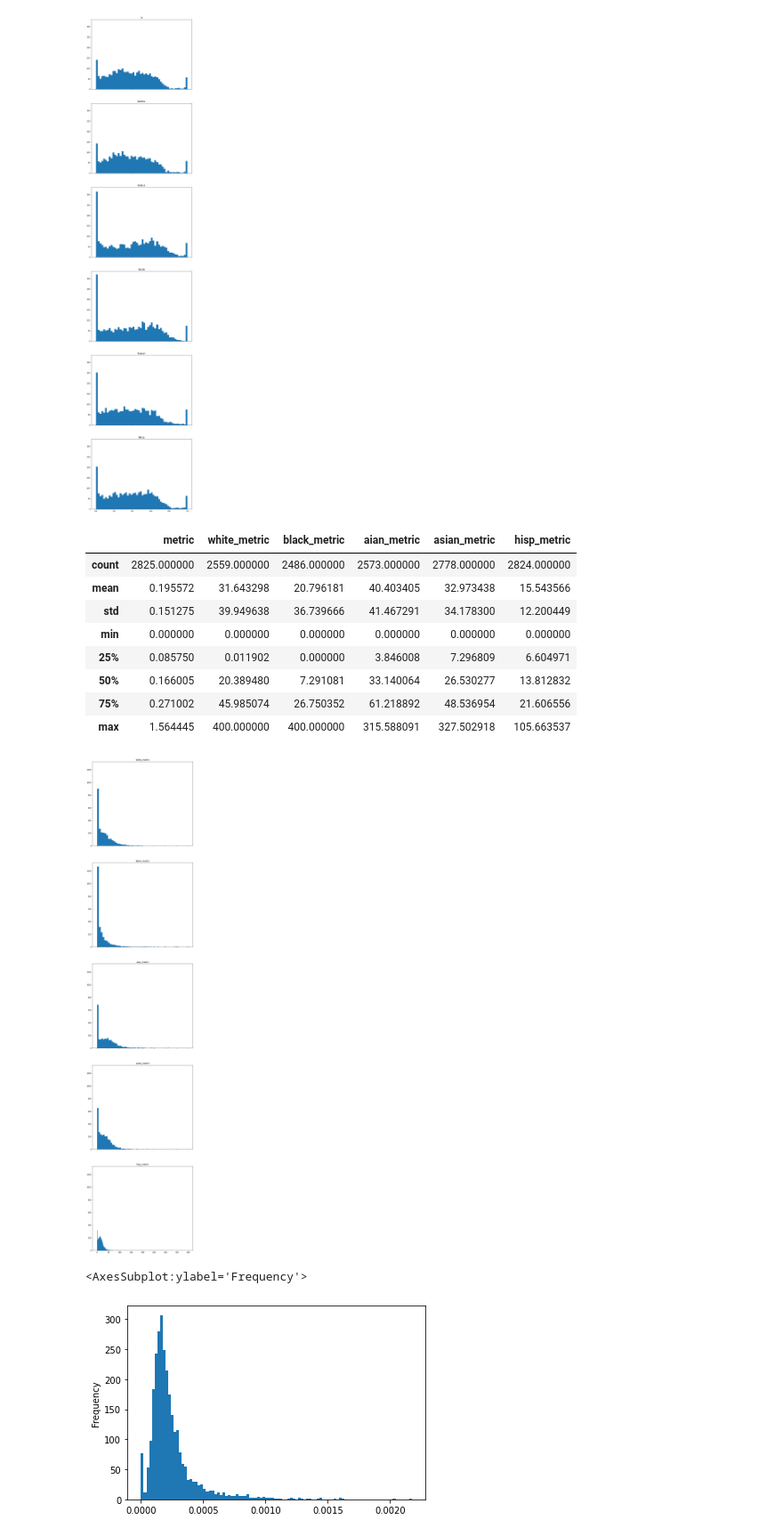
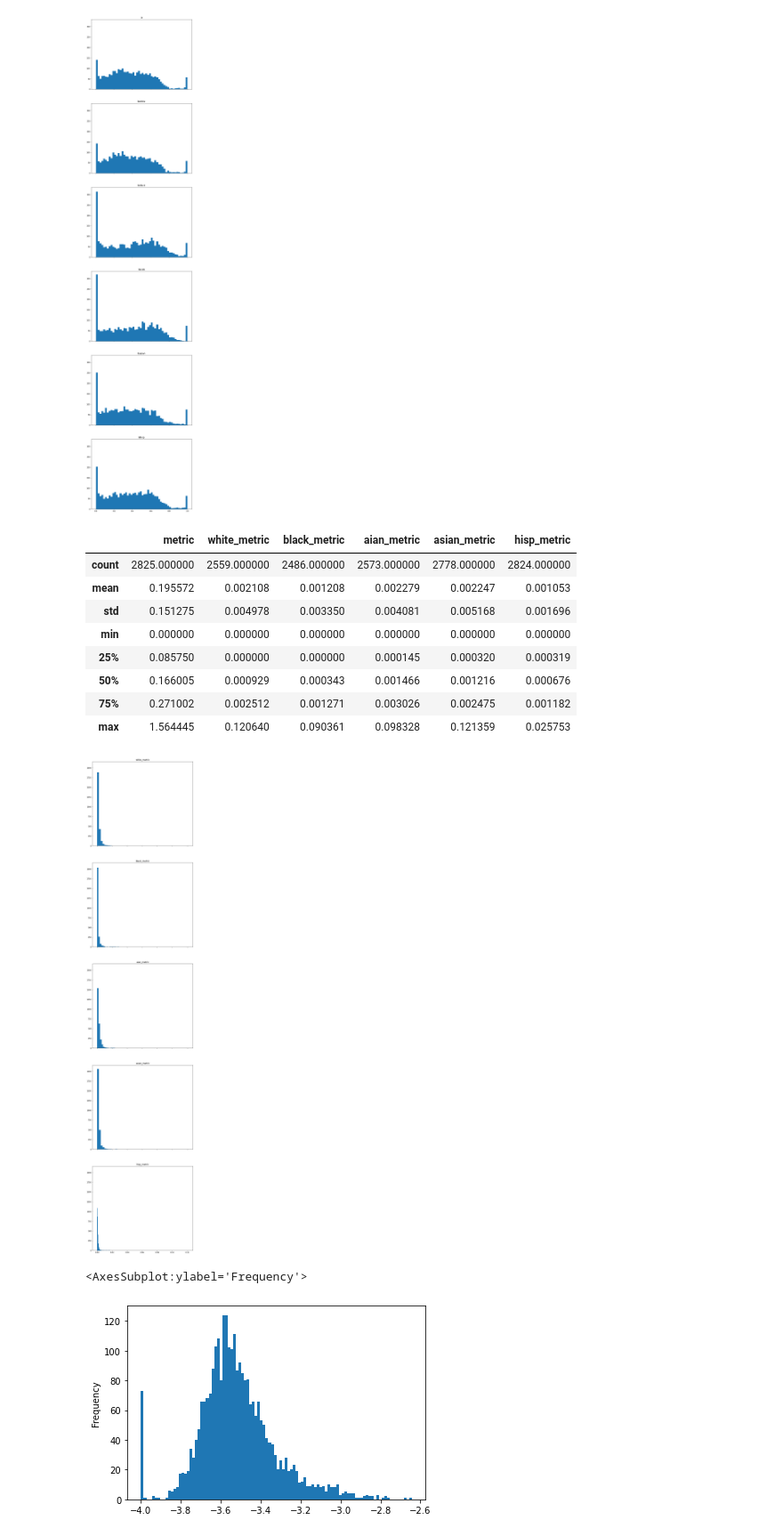
Before and after one commit to nick-knudsen/pocs-project, a Jupyter notebook: national_food_sources.ipynb, the cells around one changed output. Shown at 89% size. Cells and saved outputs as stored; diff of their text form; code cells hidden in the pictures.

Commit message:
changed metric

```diff
--- a/national_food_sources.ipynb
+++ b/national_food_sources.ipynb
@@ -276,9 +276,9 @@ plt.show()
 # metric calculation
 metric_by_race = ['white_metric','black_metric','aian_metric','asian_metric','hisp_metric']
 poverty_by_race = poverty_df.columns[2:7]
-overall_df['metric'] = abs((overall_df['LAPOP05_10']/overall_df['Pop2010']*overall_df['total_est']/100)*np.log10(overall_df['Grocery']/overall_df['Pop2010']+0.0001))
+overall_df['metric'] = abs((overall_df['LAPOP05_10']/overall_df['Pop2010']*overall_df['total_est']/100)*(overall_df['Grocery']/overall_df['Pop2010']))
 for race, access, poverty in zip(metric_by_race, la_by_race, poverty_by_race):
-    overall_df[race] = abs((overall_df[access]*overall_df[poverty])*np.log10(overall_df['Grocery']/overall_df["Pop2010"]+0.0001))
+    overall_df[race] = abs((overall_df[access]*overall_df[poverty])*(overall_df['Grocery']/overall_df["Pop2010"]))
 # %%
 overall_df[['metric', *metric_by_race]].describe()
 # log_metric = np.log10(overall_df['metric'].values)
@@ -288,13 +288,13 @@ overall_df[['metric', *metric_by_race]].describe()
 # %% [output]
 |  | metric | white_metric | black_metric | aian_metric | asian_metric | hisp_metric |
 | count | 2825.000000 | 2559.000000 | 2486.000000 | 2573.000000 | 2778.000000 | 2824.000000 |
-| mean | 0.195572 | 31.643298 | 20.796181 | 40.403405 | 32.973438 | 15.543566 |
-| std | 0.151275 | 39.949638 | 36.739666 | 41.467291 | 34.178300 | 12.200449 |
+| mean | 0.195572 | 0.002108 | 0.001208 | 0.002279 | 0.002247 | 0.001053 |
+| std | 0.151275 | 0.004978 | 0.003350 | 0.004081 | 0.005168 | 0.001696 |
 | min | 0.000000 | 0.000000 | 0.000000 | 0.000000 | 0.000000 | 0.000000 |
-| 25% | 0.085750 | 0.011902 | 0.000000 | 3.846008 | 7.296809 | 6.604971 |
-| 50% | 0.166005 | 20.389480 | 7.291081 | 33.140064 | 26.530277 | 13.812832 |
-| 75% | 0.271002 | 45.985074 | 26.750352 | 61.218892 | 48.536954 | 21.606556 |
-| max | 1.564445 | 400.000000 | 400.000000 | 315.588091 | 327.502918 | 105.663537 |
+| 25% | 0.085750 | 0.000000 | 0.000000 | 0.000145 | 0.000320 | 0.000319 |
+| 50% | 0.166005 | 0.000929 | 0.000343 | 0.001466 | 0.001216 | 0.000676 |
+| 75% | 0.271002 | 0.002512 | 0.001271 | 0.003026 | 0.002475 | 0.001182 |
+| max | 1.564445 | 0.120640 | 0.090361 | 0.098328 | 0.121359 | 0.025753 |
 # %%
 fig, axs = plt.subplots(5,1, figsize=(10,50), sharex=True, sharey=True)
 for i, metric in zip(range(5), metric_by_race):
@@ -303,9 +303,9 @@ for i, metric in zip(range(5), metric_by_race):
 
 plt.show()
 # %% [output]
-[figure, old version]
+[figure, new version]
 # %%
-(overall_df.Grocery/overall_df.Pop2010).plot.hist(bins=100)
+np.log10(overall_df.Grocery/overall_df.Pop2010+0.0001).plot.hist(bins=100)
 # %% [output]
 <AxesSubplot:ylabel='Frequency'>
-[figure, old version]
+[figure, new version]
```
